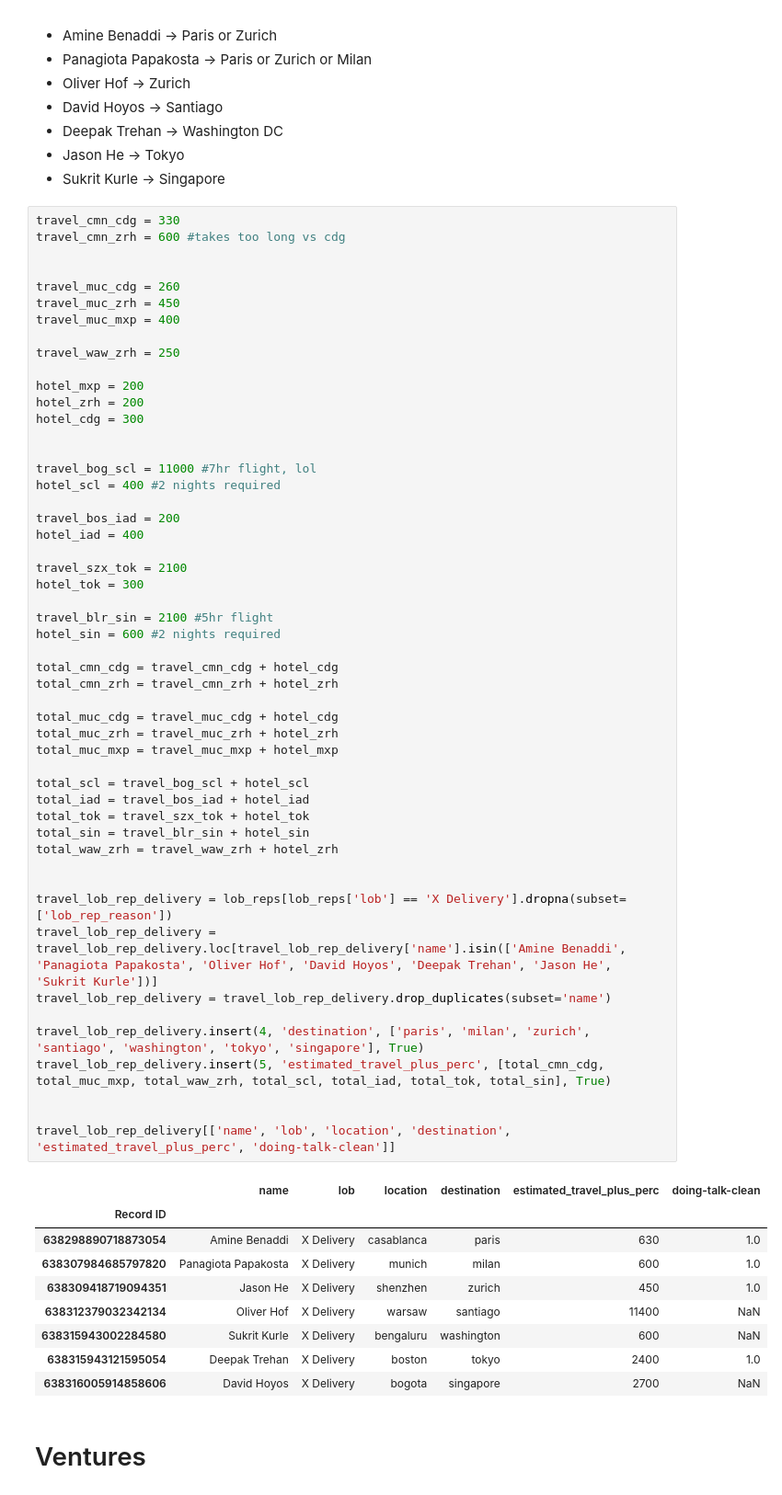
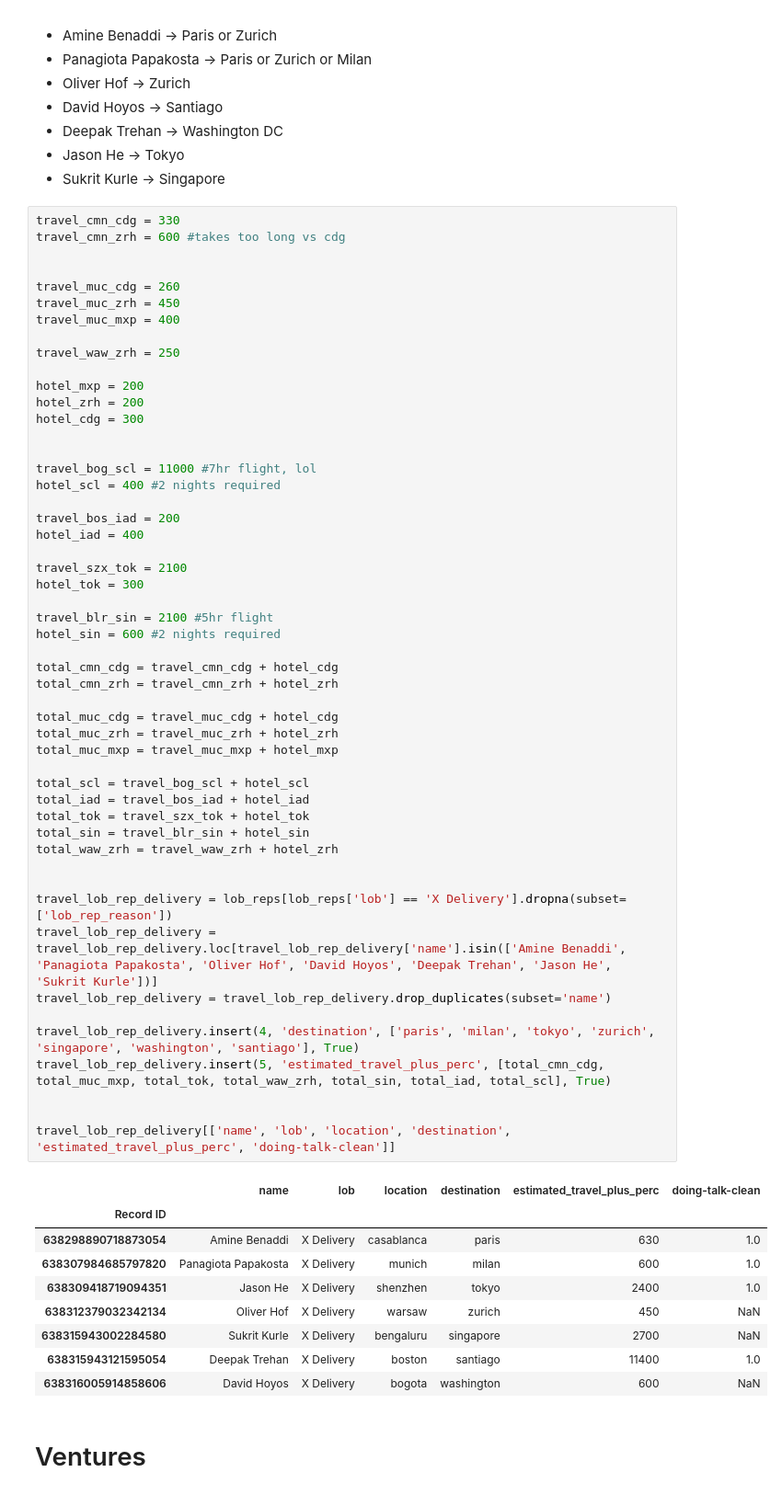
Before and after one commit to kristinageorgieva-bcg/hive-2023, a Jupyter notebook: Hive.ipynb, the cells around one changed output. Shown at 92% size. Drawn from its saved outputs; the diff is of its cells as text.

Commit message:
adjust delivery table

```diff
--- a/Hive.ipynb
+++ b/Hive.ipynb
@@ -274,40 +274,40 @@ hotel_tok = 300
 
 travel_blr_sin = 2100 #5hr flight
 hotel_sin = 600 #2 nights required
 
 total_cmn_cdg = travel_cmn_cdg + hotel_cdg
 total_cmn_zrh = travel_cmn_zrh + hotel_zrh
 
 total_muc_cdg = travel_muc_cdg + hotel_cdg
 total_muc_zrh = travel_muc_zrh + hotel_zrh
 total_muc_mxp = travel_muc_mxp + hotel_mxp
 
 total_scl = travel_bog_scl + hotel_scl
 total_iad = travel_bos_iad + hotel_iad
 total_tok = travel_szx_tok + hotel_tok
 total_sin = travel_blr_sin + hotel_sin
 total_waw_zrh = travel_waw_zrh + hotel_zrh
 
 
 travel_lob_rep_delivery = lob_reps[lob_reps['lob'] == 'X Delivery'].dropna(subset=['lob_rep_reason'])
 travel_lob_rep_delivery = travel_lob_rep_delivery.loc[travel_lob_rep_delivery['name'].isin(['Amine Benaddi', 'Panagiota Papakosta', 'Oliver Hof', 'David Hoyos', 'Deepak Trehan', 'Jason He', 'Sukrit Kurle'])]
 travel_lob_rep_delivery = travel_lob_rep_delivery.drop_duplicates(subset='name')
 
-travel_lob_rep_delivery.insert(4, 'destination', ['paris', 'milan', 'zurich', 'santiago', 'washington', 'tokyo', 'singapore'], True)
-travel_lob_rep_delivery.insert(5, 'estimated_travel_plus_perc', [total_cmn_cdg, total_muc_mxp, total_waw_zrh, total_scl, total_iad, total_tok, total_sin], True)
+travel_lob_rep_delivery.insert(4, 'destination', ['paris', 'milan', 'tokyo', 'zurich', 'singapore', 'washington', 'santiago'], True)
+travel_lob_rep_delivery.insert(5, 'estimated_travel_plus_perc', [total_cmn_cdg, total_muc_mxp, total_tok, total_waw_zrh, total_sin, total_iad, total_scl], True)
 
 
 travel_lob_rep_delivery[['name', 'lob', 'location', 'destination', 'estimated_travel_plus_perc', 'doing-talk-clean']]
 # %% [output]
 |  | name | lob | location | destination | estimated_travel_plus_perc | doing-talk-clean |
 | Record ID |  |  |  |  |  |  |
 | 638298890718873054 | Amine Benaddi | X Delivery | casablanca | paris | 630 | 1.0 |
 | 638307984685797820 | Panagiota Papakosta | X Delivery | munich | milan | 600 | 1.0 |
-| 638309418719094351 | Jason He | X Delivery | shenzhen | zurich | 450 | 1.0 |
-| 638312379032342134 | Oliver Hof | X Delivery | warsaw | santiago | 11400 | NaN |
-| 638315943002284580 | Sukrit Kurle | X Delivery | bengaluru | washington | 600 | NaN |
-| 638315943121595054 | Deepak Trehan | X Delivery | boston | tokyo | 2400 | 1.0 |
-| 638316005914858606 | David Hoyos | X Delivery | bogota | singapore | 2700 | NaN |
+| 638309418719094351 | Jason He | X Delivery | shenzhen | tokyo | 2400 | 1.0 |
+| 638312379032342134 | Oliver Hof | X Delivery | warsaw | zurich | 450 | NaN |
+| 638315943002284580 | Sukrit Kurle | X Delivery | bengaluru | singapore | 2700 | NaN |
+| 638315943121595054 | Deepak Trehan | X Delivery | boston | santiago | 11400 | 1.0 |
+| 638316005914858606 | David Hoyos | X Delivery | bogota | washington | 600 | NaN |
 # %% [markdown]
 # Ventures
 # %%
```
